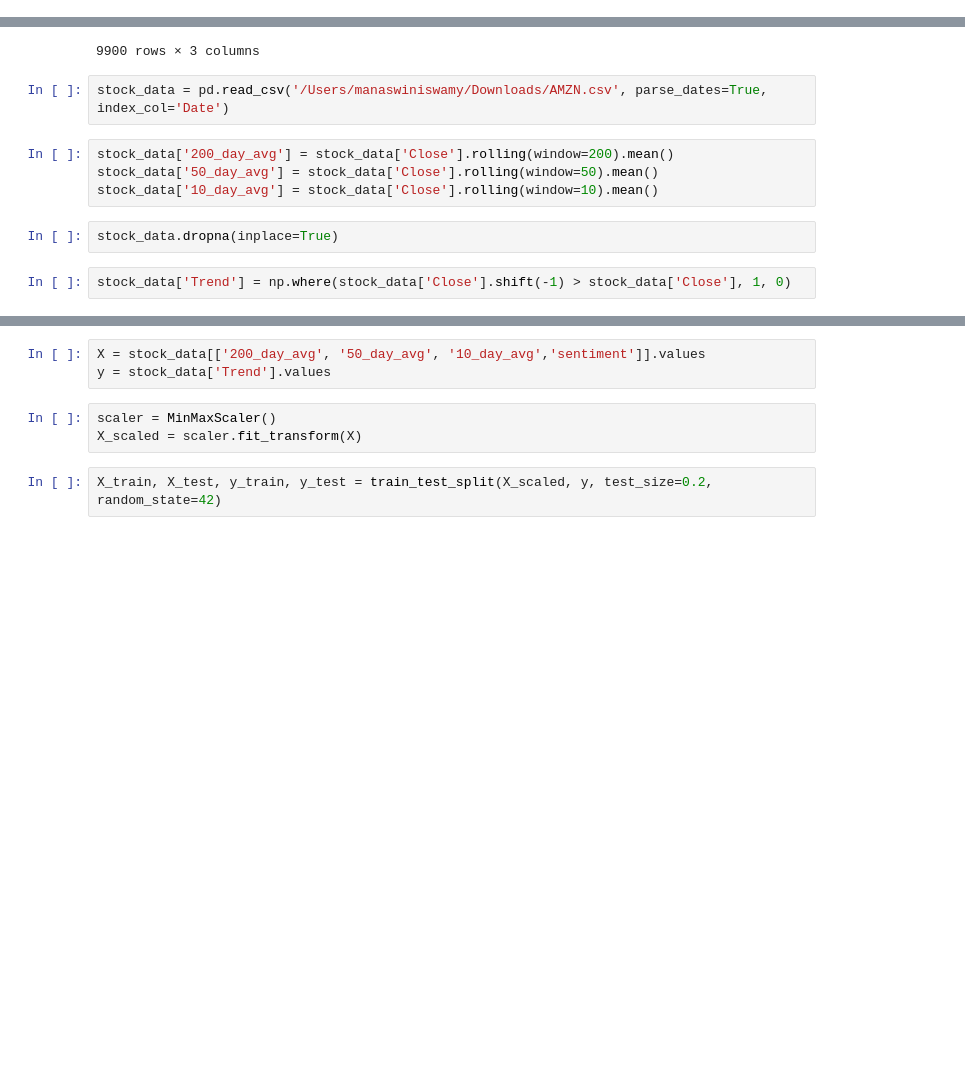
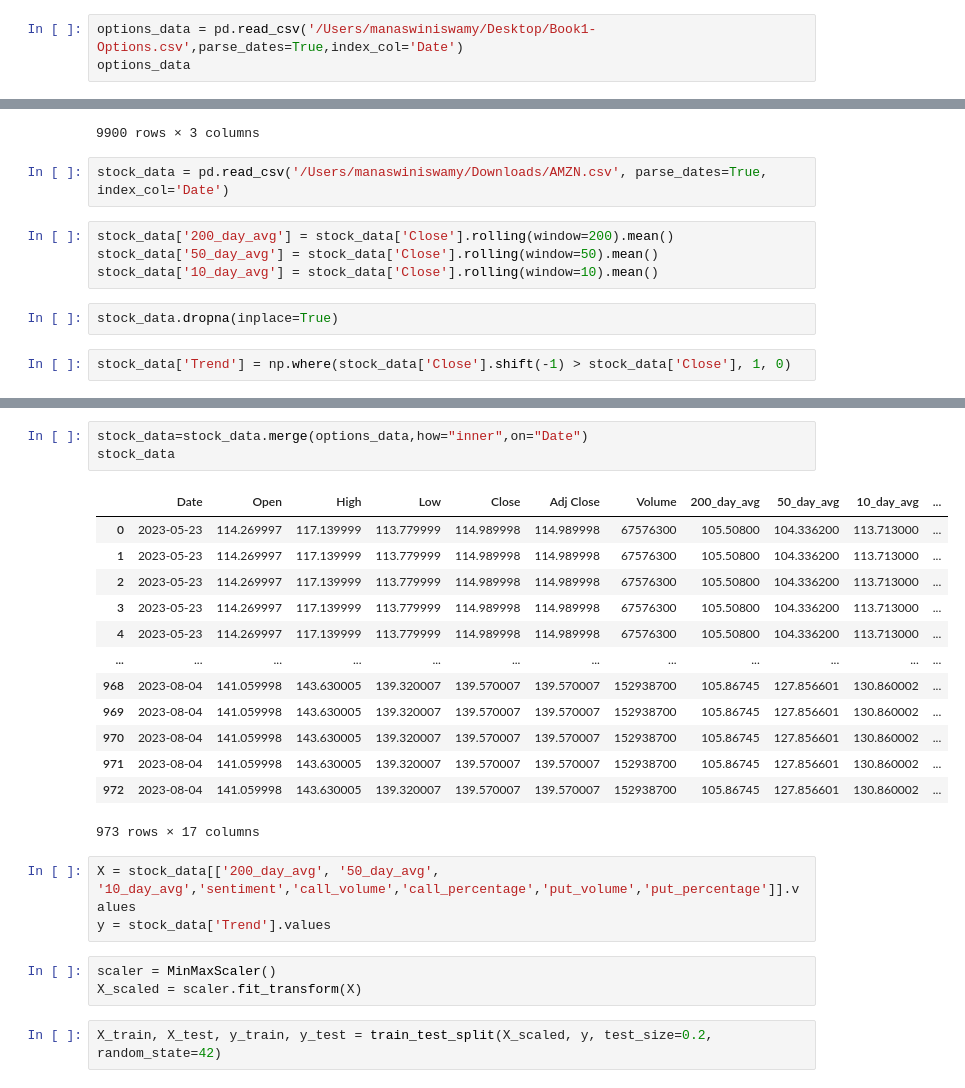
Before and after one commit to ManaswiniSwamy/GenerativeAI4Finance, a Jupyter notebook: GenAI4Finance-2.ipynb, the cells around one changed output, grey strips where cells are left out. Drawn from its saved outputs; the diff is of its cells as text; blank space fills up the shorter version.

Commit message:
added options

```diff
--- a/GenAI4Finance-2.ipynb
+++ b/GenAI4Finance-2.ipynb
@@ -48,2 +48,5 @@ print(df)
 
 [9900 rows x 3 columns]
+# %%
+options_data = pd.read_csv('/Users/manaswiniswamy/Desktop/Book1-Options.csv',parse_dates=True,index_col='Date')
+options_data
@@ -96,5 +114,22 @@ stock_data
+# %%
+stock_data=stock_data.merge(options_data,how="inner",on="Date")
+stock_data
+# %% [output]
+|  | Date | Open | High | Low | Close | Adj Close | Volume | 200_day_avg | 50_day_avg | 10_day_avg | ... |
+| 0 | 2023-05-23 | 114.269997 | 117.139999 | 113.779999 | 114.989998 | 114.989998 | 67576300 | 105.50800 | 104.336200 | 113.713000 | ... |
+| 1 | 2023-05-23 | 114.269997 | 117.139999 | 113.779999 | 114.989998 | 114.989998 | 67576300 | 105.50800 | 104.336200 | 113.713000 | ... |
+| 2 | 2023-05-23 | 114.269997 | 117.139999 | 113.779999 | 114.989998 | 114.989998 | 67576300 | 105.50800 | 104.336200 | 113.713000 | ... |
+| 3 | 2023-05-23 | 114.269997 | 117.139999 | 113.779999 | 114.989998 | 114.989998 | 67576300 | 105.50800 | 104.336200 | 113.713000 | ... |
+| 4 | 2023-05-23 | 114.269997 | 117.139999 | 113.779999 | 114.989998 | 114.989998 | 67576300 | 105.50800 | 104.336200 | 113.713000 | ... |
+| ... | ... | ... | ... | ... | ... | ... | ... | ... | ... | ... | ... |
+| 968 | 2023-08-04 | 141.059998 | 143.630005 | 139.320007 | 139.570007 | 139.570007 | 152938700 | 105.86745 | 127.856601 | 130.860002 | ... |
+| 969 | 2023-08-04 | 141.059998 | 143.630005 | 139.320007 | 139.570007 | 139.570007 | 152938700 | 105.86745 | 127.856601 | 130.860002 | ... |
+| 970 | 2023-08-04 | 141.059998 | 143.630005 | 139.320007 | 139.570007 | 139.570007 | 152938700 | 105.86745 | 127.856601 | 130.860002 | ... |
+| 971 | 2023-08-04 | 141.059998 | 143.630005 | 139.320007 | 139.570007 | 139.570007 | 152938700 | 105.86745 | 127.856601 | 130.860002 | ... |
+| 972 | 2023-08-04 | 141.059998 | 143.630005 | 139.320007 | 139.570007 | 139.570007 | 152938700 | 105.86745 | 127.856601 | 130.860002 | ... |
+973 rows × 17 columns
 # %%
-X = stock_data[['200_day_avg', '50_day_avg', '10_day_avg','sentiment']].values
+X = stock_data[['200_day_avg', '50_day_avg', '10_day_avg','sentiment','call_volume','call_percentage','put_volume','put_percentage']].values
 y = stock_data['Trend'].values
 # %%
 scaler = MinMaxScaler()
```
Also changed, not shown: parts of 8 cells of this notebook, 1 other file.
